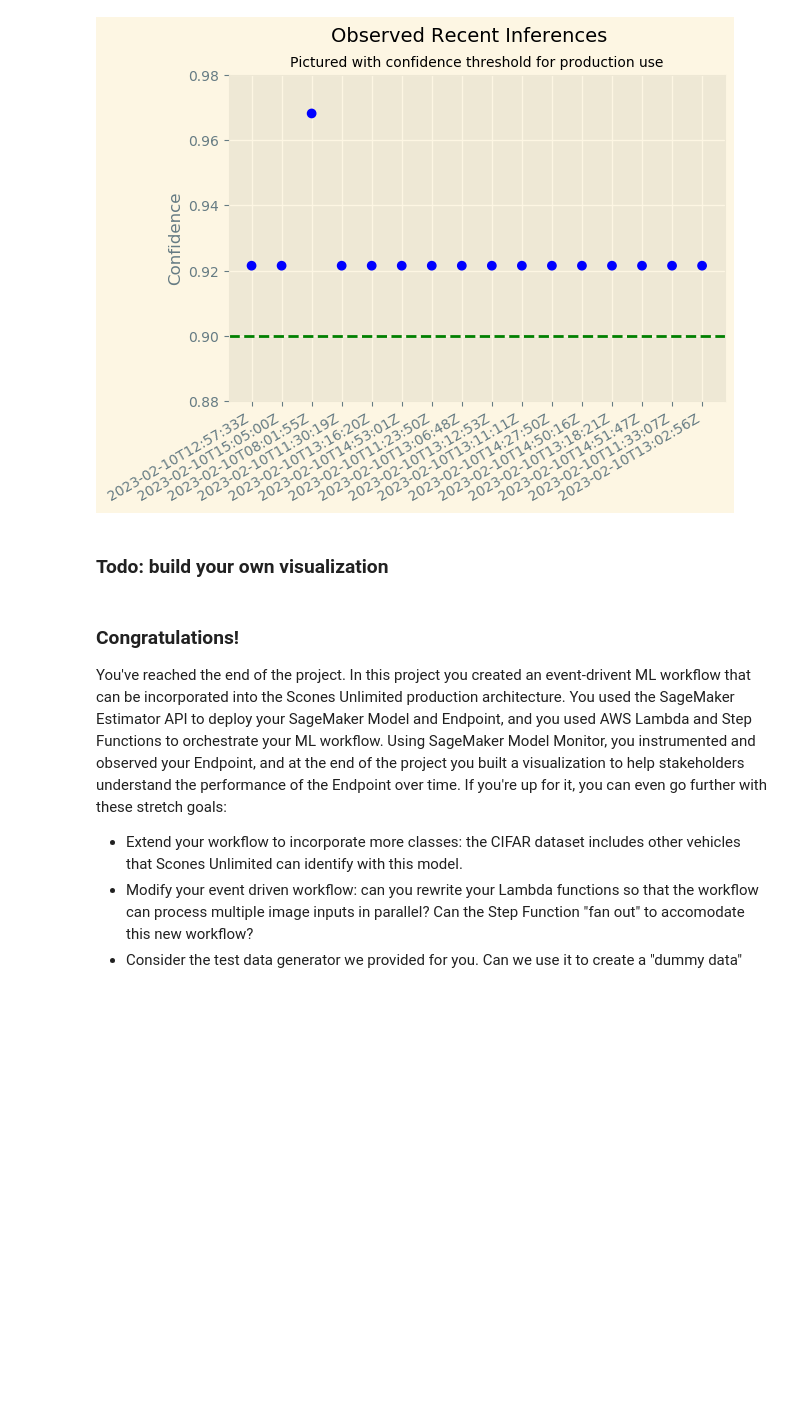
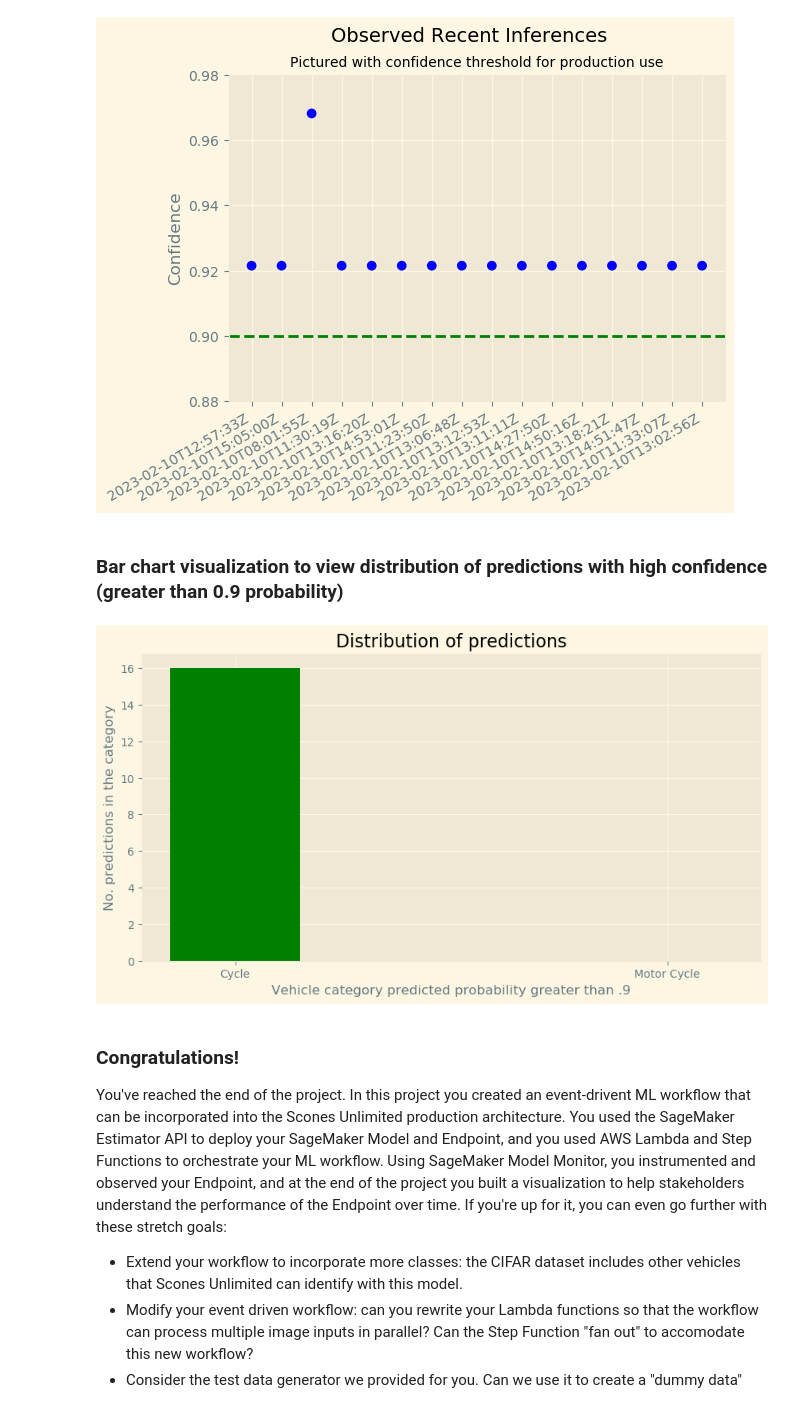
Before and after one commit to DevikaLak/udacity-nd009t-C2-Developing-ML-Workflow, a Jupyter notebook: project/starter.ipynb, the cells around one changed output. Drawn from its saved outputs; the diff is of its cells as text; code cells hidden in the pictures; blank space fills up the shorter version.

Commit message:
Saving_progress_8
Added Bar chart visualization

```diff
--- a/project/starter.ipynb
+++ b/project/starter.ipynb
@@ -784,8 +784,38 @@ plt.style.use("Solarize_Light2")
 plt.gcf().autofmt_xdate()
 # %% [output]
 [figure]
-# %% [markdown]
-### Todo: build your own visualization
+# %% [markdown]
+### Bar chart visualization to view distribution of predictions with high confidence (greater than 0.9 probability)
+# %%
+#Initialize counter for both classes to zero
+cycle = 0
+motorCycle = 0
+for obj in json_data:
+    inference, timestamp = simple_getter(obj)
+
+    if max(inference) > 0.9:
+        if inference[0] > inference[1]:
+            cycle = cycle + 1
+        else:
+            motorCycle = motorCycle + 1
+
+#Create a dictionary of aggregate values
+data = {'Cycle': cycle, 'Motor Cycle': motorCycle}
+categories = list(data.keys())
+values = list(data.values())
+
+fig = plt.figure(figsize = (10, 5))
+
+# creating the bar plot
+plt.bar(categories, values, color ='green',
+        width = 0.3)
+
+plt.xlabel("Vehicle category predicted probability greater than .9")
+plt.ylabel("No. predictions in the category")
+plt.title("Distribution of predictions")
+plt.show()
+# %% [output]
+[figure, added]
 # %% [markdown]
 ### Congratulations!
 
```
